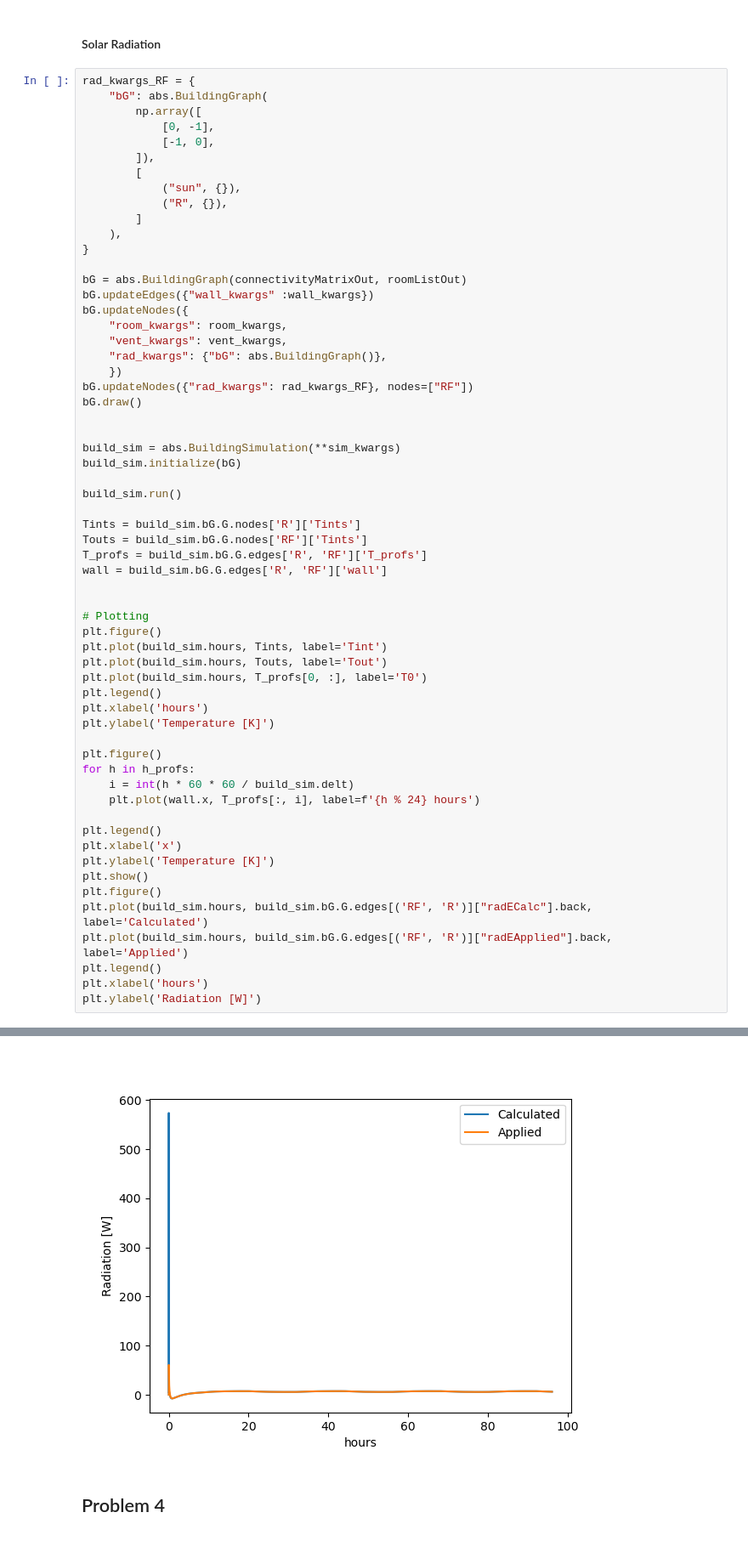
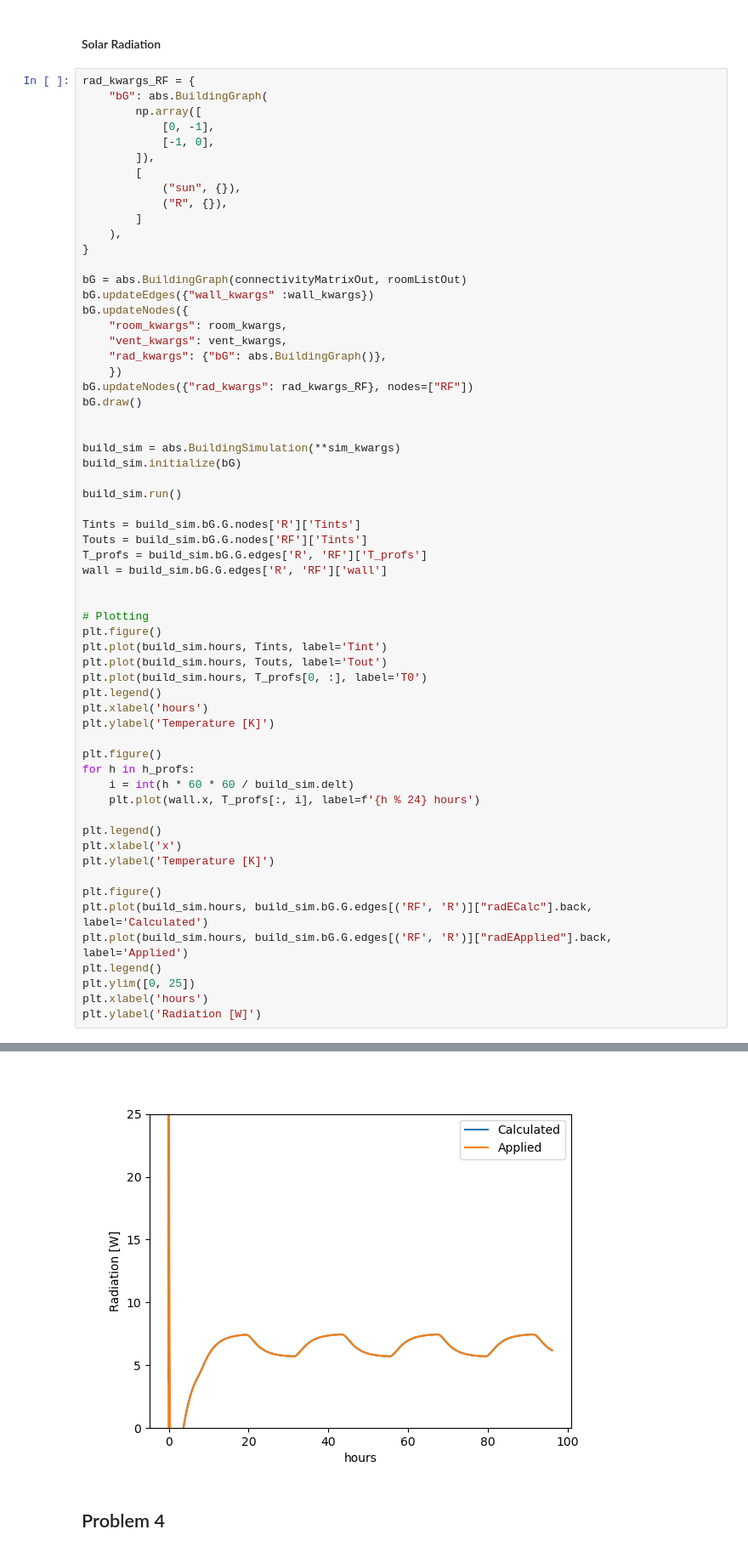
Before and after one commit to nbachand/graphBEM, a Jupyter notebook: InteriorModel.ipynb, the cells around one changed output, grey strips where cells are left out. Shown at 85% size. Saved outputs shown, nothing was run; the diff lists cells and outputs as text.

```diff
--- a/InteriorModel.ipynb
+++ b/InteriorModel.ipynb
@@ -197,35 +189,36 @@ wall = build_sim.bG.G.edges['R', 'RF']['wall']
 
 
 # Plotting
 plt.figure()
 plt.plot(build_sim.hours, Tints, label='Tint')
 plt.plot(build_sim.hours, Touts, label='Tout')
 plt.plot(build_sim.hours, T_profs[0, :], label='T0')
 plt.legend()
 plt.xlabel('hours')
 plt.ylabel('Temperature [K]')
 
 plt.figure()
 for h in h_profs:
     i = int(h * 60 * 60 / build_sim.delt)
     plt.plot(wall.x, T_profs[:, i], label=f'{h % 24} hours')
 
 plt.legend()
 plt.xlabel('x')
 plt.ylabel('Temperature [K]')
-plt.show()
+
 plt.figure()
 plt.plot(build_sim.hours, build_sim.bG.G.edges[('RF', 'R')]["radECalc"].back, label='Calculated')
 plt.plot(build_sim.hours, build_sim.bG.G.edges[('RF', 'R')]["radEApplied"].back, label='Applied')
 plt.legend()
+plt.ylim([0, 25])
 plt.xlabel('hours')
 plt.ylabel('Radiation [W]')
 # %% [output]
 [figure]
 Text(0, 0.5, 'Radiation [W]')
 [figure]
 [figure]
-[figure, old version]
+[figure, new version]
 # %% [markdown]
 ## Problem 4
 # %%
```
Also changed, not shown: parts of 10 cells of this notebook.
